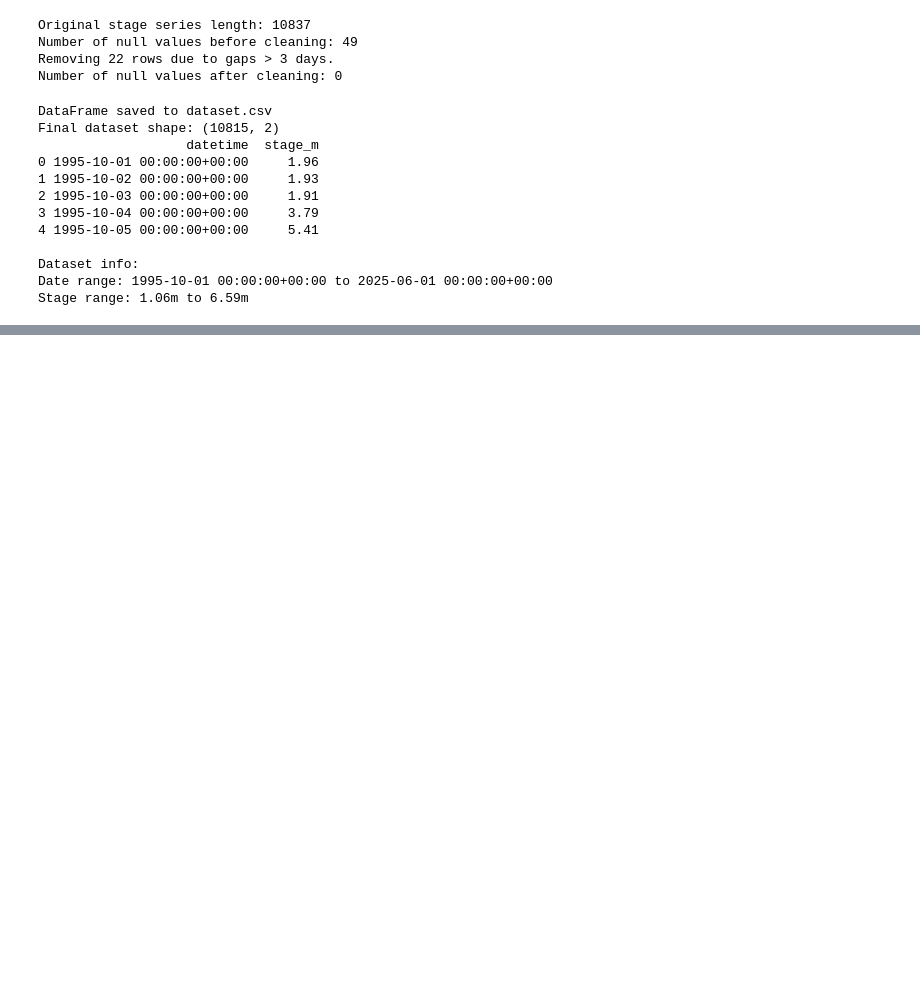
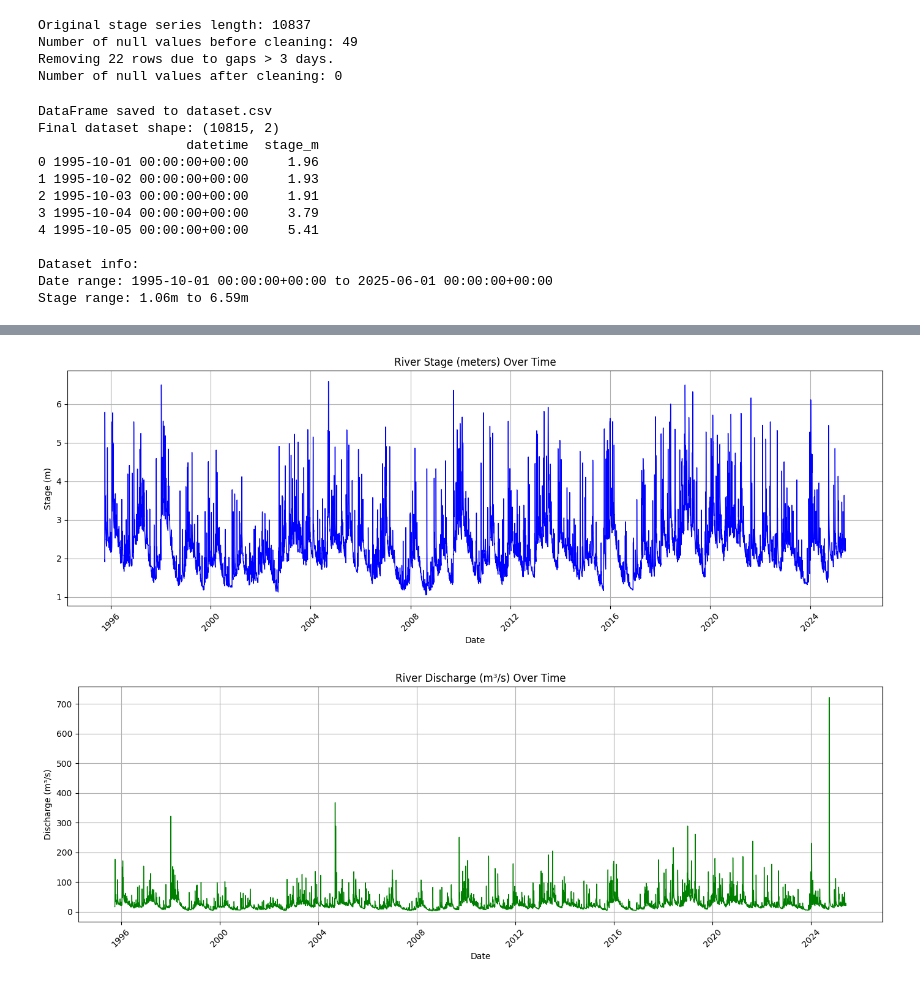
Before and after one commit to yasirgunes/river_water_level_forecasting_using_machine_learning, a Jupyter notebook: prepare_dataset.ipynb, the cells around one changed output, grey strips where cells are left out. Cells and saved outputs as stored; diff of their text form; code cells hidden in the pictures; blank space fills up the shorter version.

```diff
--- a/prepare_dataset.ipynb
+++ b/prepare_dataset.ipynb
@@ -106,0 +231,28 @@ Stage range: 1.06m to 6.59m
+# %%
+import matplotlib.pyplot as plt
+
+# Visualize the dataset for stage_m
+plt.figure(figsize=(14, 5))
+plt.plot(final_df['datetime'], final_df['stage_m'], color='b', linewidth=1)
+plt.title('River Stage (meters) Over Time')
+plt.xlabel('Date')
+plt.ylabel('Stage (m)')
+plt.xticks(rotation=45)
+plt.tight_layout()
+plt.grid(True)
+plt.show()
+
+
+# Visualize the dataset for discharge_cms
+plt.figure(figsize=(14, 5))
+plt.plot(final_df['datetime'], final_df['discharge_cms'], color='g', linewidth=1)
+plt.title('River Discharge (m³/s) Over Time')
+plt.xlabel('Date')
+plt.ylabel('Discharge (m³/s)')
+plt.xticks(rotation=45)
+plt.tight_layout()
+plt.grid(True)
+plt.show()
+# %% [output]
+[figure, added]
+[figure, added]
```
Also changed, not shown: parts of 2 cells of this notebook, 14 other files.
